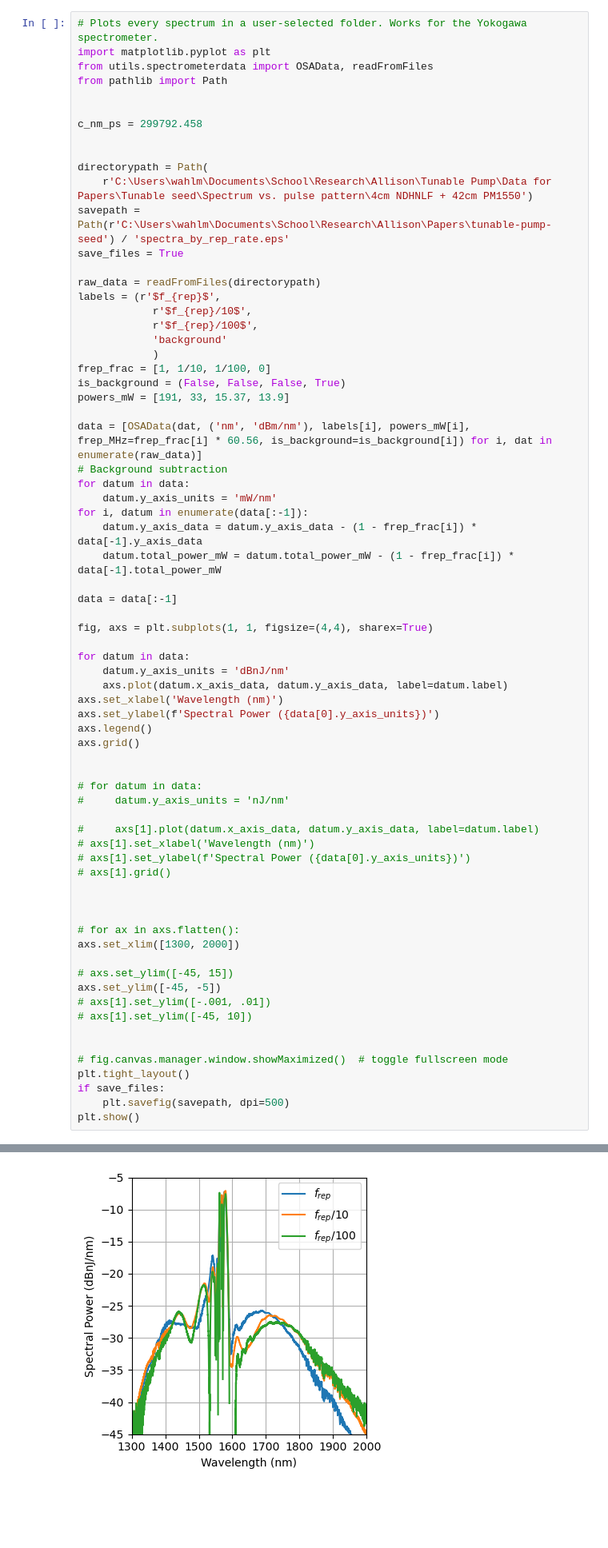
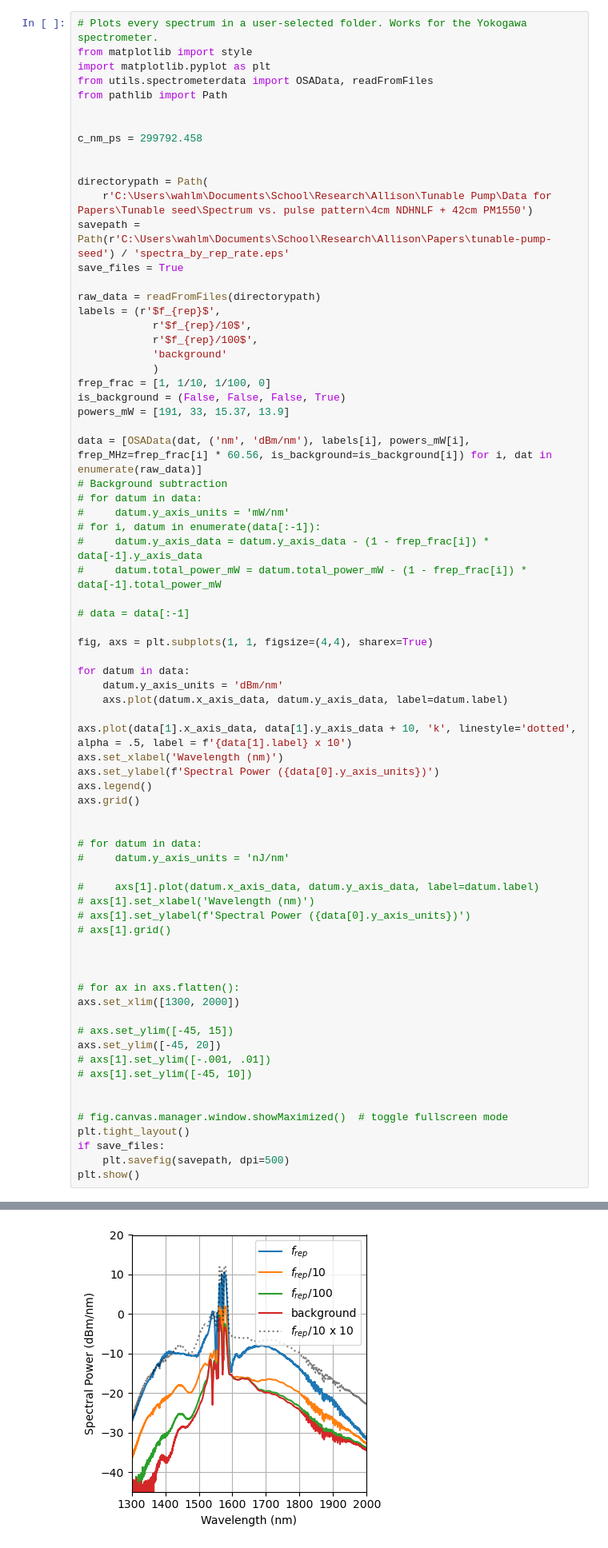
Before and after one commit to Seabear-attack/dev-table, a Jupyter notebook: Plotting/paper_plots.ipynb, the cells around one changed output, grey strips where cells are left out. Shown at 80% size. Cells and saved outputs as stored; diff of their text form; blank space fills up the shorter version.

Commit message:
W/ background + frep/10 x 10 Spectra plot

```diff
--- a/Plotting/paper_plots.ipynb
+++ b/Plotting/paper_plots.ipynb
@@ -103,6 +103,7 @@ The PostScript backend does not support transparency; partially transparent arti
 ## Spectra by Pulse Pattern
 # %%
 # Plots every spectrum in a user-selected folder. Works for the Yokogawa spectrometer.
+from matplotlib import style
 import matplotlib.pyplot as plt
 from utils.spectrometerdata import OSAData, readFromFiles
 from pathlib import Path
@@ -128,52 +129,54 @@ powers_mW = [191, 33, 15.37, 13.9]
 
 data = [OSAData(dat, ('nm', 'dBm/nm'), labels[i], powers_mW[i], frep_MHz=frep_frac[i] * 60.56, is_background=is_background[i]) for i, dat in enumerate(raw_data)]
 # Background subtraction
-for datum in data:
-    datum.y_axis_units = 'mW/nm'
-for i, datum in enumerate(data[:-1]):
-    datum.y_axis_data = datum.y_axis_data - (1 - frep_frac[i]) * data[-1].y_axis_data
-    datum.total_power_mW = datum.total_power_mW - (1 - frep_frac[i]) * data[-1].total_power_mW
+# for datum in data:
+#     datum.y_axis_units = 'mW/nm'
+# for i, datum in enumerate(data[:-1]):
+#     datum.y_axis_data = datum.y_axis_data - (1 - frep_frac[i]) * data[-1].y_axis_data
+#     datum.total_power_mW = datum.total_power_mW - (1 - frep_frac[i]) * data[-1].total_power_mW
 
-data = data[:-1]
+# data = data[:-1]
 
 fig, axs = plt.subplots(1, 1, figsize=(4,4), sharex=True)
 
 for datum in data:
-    datum.y_axis_units = 'dBnJ/nm'
+    datum.y_axis_units = 'dBm/nm'
     axs.plot(datum.x_axis_data, datum.y_axis_data, label=datum.label)
+
+axs.plot(data[1].x_axis_data, data[1].y_axis_data + 10, 'k', linestyle='dotted', alpha = .5, label = f'{data[1].label} x 10')
 axs.set_xlabel('Wavelength (nm)')
 axs.set_ylabel(f'Spectral Power ({data[0].y_axis_units})')
 axs.legend()
 axs.grid()
 
 
 # for datum in data:
 #     datum.y_axis_units = 'nJ/nm'
 
 #     axs[1].plot(datum.x_axis_data, datum.y_axis_data, label=datum.label)
 # axs[1].set_xlabel('Wavelength (nm)')
 # axs[1].set_ylabel(f'Spectral Power ({data[0].y_axis_units})')
 # axs[1].grid()
 
 
 
 # for ax in axs.flatten():
 axs.set_xlim([1300, 2000])
 
 # axs.set_ylim([-45, 15])
-axs.set_ylim([-45, -5])
+axs.set_ylim([-45, 20])
 # axs[1].set_ylim([-.001, .01])
 # axs[1].set_ylim([-45, 10])
 
 
 # fig.canvas.manager.window.showMaximized()  # toggle fullscreen mode
 plt.tight_layout()
 if save_files:
     plt.savefig(savepath, dpi=500)
 plt.show()
 # %% [output]
 The PostScript backend does not support transparency; partially transparent artists will be rendered opaque.
-[figure, old version]
+[figure, new version]
 # %% [markdown]
 ## Pulses
 # %%
```
Also changed, not shown: parts of 1 cell of this notebook.
